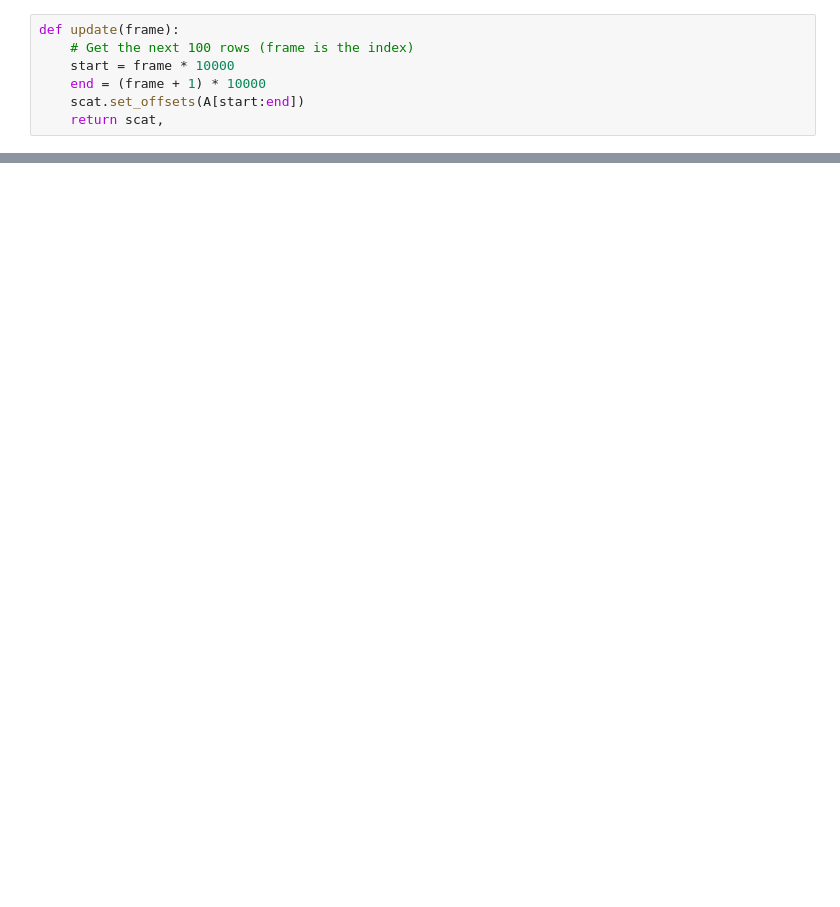
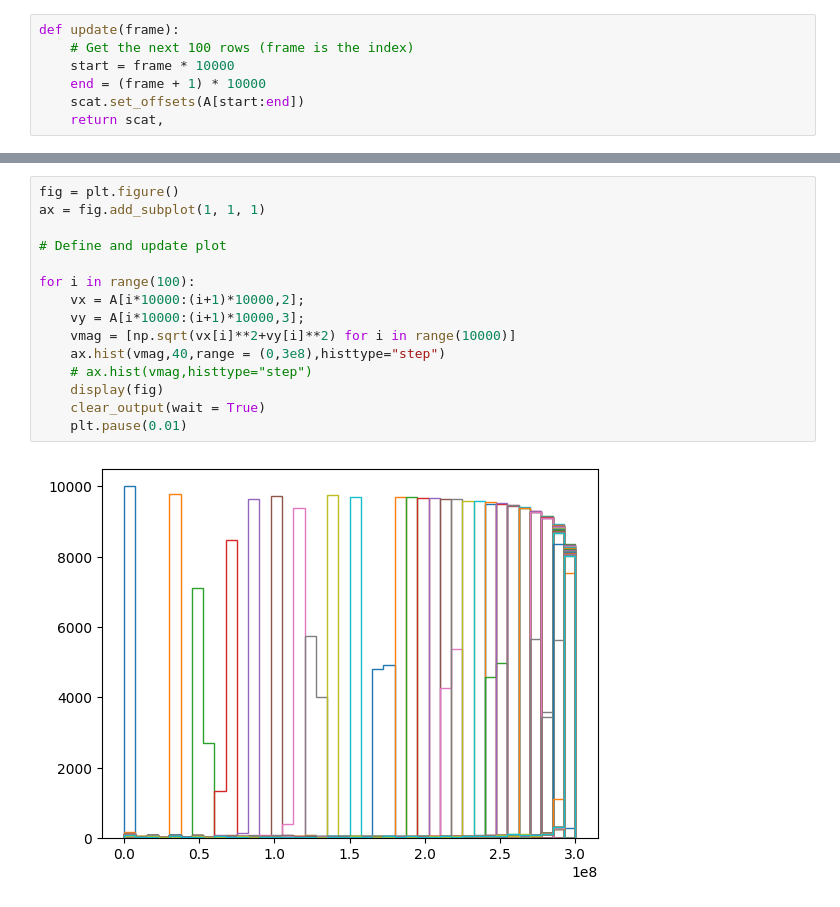
Before and after one commit to Nordic10/Compphys2Plasma, a Jupyter notebook: visualize_pic_data.ipynb, the cells around one changed output, grey strips where cells are left out. Saved outputs shown, nothing was run; the diff lists cells and outputs as text; blank space fills up the shorter version.

```diff
--- a/visualize_pic_data.ipynb
+++ b/visualize_pic_data.ipynb
@@ -53,0 +54,17 @@ display(fig)
+# %%
+fig = plt.figure()
+ax = fig.add_subplot(1, 1, 1)
+
+# Define and update plot
+
+for i in range(100):
+    vx = A[i*10000:(i+1)*10000,2];
+    vy = A[i*10000:(i+1)*10000,3];
+    vmag = [np.sqrt(vx[i]**2+vy[i]**2) for i in range(10000)]
+    ax.hist(vmag,40,range = (0,3e8),histtype="step")
+    # ax.hist(vmag,histtype="step")
+    display(fig)
+    clear_output(wait = True)
+    plt.pause(0.01)
+# %% [output]
+[figure, added]
```
Also changed, not shown: parts of 6 cells of this notebook, 3 other files.
